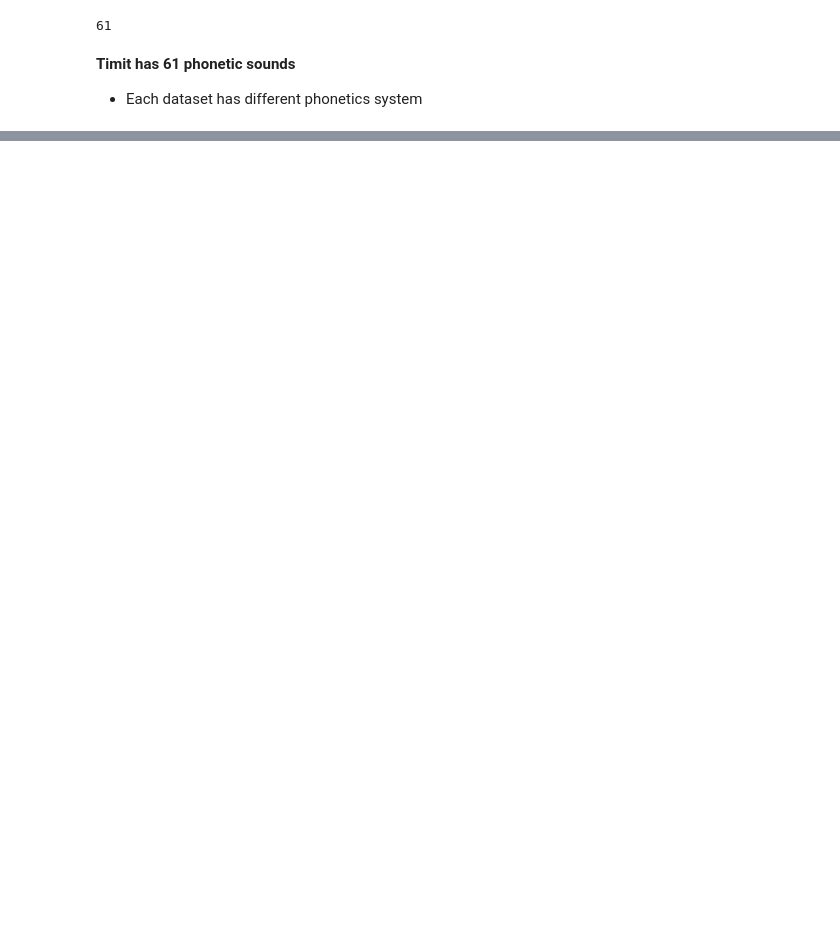
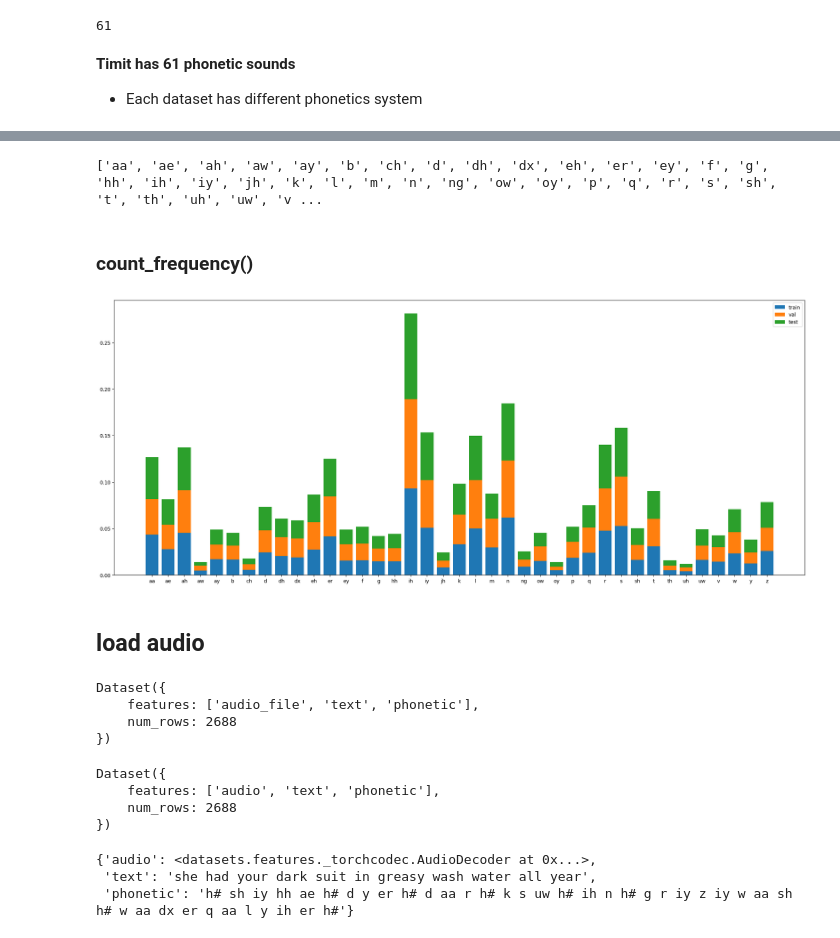
Before and after one commit to fredy-rojas/07_FR_phone, a Jupyter notebook: notebooks/02_tuto/02_hug_audio/FR_finetuning_wav2vec2_KagglePhones.ipynb, the cells around one changed output, grey strips where cells are left out. Saved outputs shown, nothing was run; the diff lists cells and outputs as text; code cells hidden in the pictures; blank space fills up the shorter version.

```diff
--- a/notebooks/02_tuto/02_hug_audio/FR_finetuning_wav2vec2_KagglePhones.ipynb
+++ b/notebooks/02_tuto/02_hug_audio/FR_finetuning_wav2vec2_KagglePhones.ipynb
@@ -668,0 +720,45 @@ phon61_map39 = {
+# %%
+phone_vocabs = set(train_phonetics)
+phone_vocabs.remove('h#')
+phone_vocabs = sorted(phone_vocabs)
+print(phone_vocabs, len(phone_vocabs))
+# %% [output]
+['aa', 'ae', 'ah', 'aw', 'ay', 'b', 'ch', 'd', 'dh', 'dx', 'eh', 'er', 'ey', 'f', 'g', 'hh', 'ih', 'iy', 'jh', 'k', 'l', 'm', 'n', 'ng', 'ow', 'oy', 'p', 'q', 'r', 's', 'sh', 't', 'th', 'uh', 'uw', 'v ...
+# %% [markdown]
+### count_frequency()
+# %%
+def count_frequency(phonetics):
+    phone_counts = {phone: 0 for phone in phone_vocabs}
+    for phone in phonetics:
+        if phone in phone_vocabs:
+            phone_counts[phone] += 1
+    # eliminate h# for visualization purposes
+    return [phone_counts[phone] for phone in phone_vocabs]
+# %%
+train_phone_counts = count_frequency(train_phonetics)
+valid_phone_counts = count_frequency(valid_phonetics)
+test_phone_counts  = count_frequency(test_phonetics)
+# %%
+train_phone_ratio = [count / sum(train_phone_counts) for count in train_phone_counts]
+valid_phone_ratio = [count / sum(valid_phone_counts) for count in valid_phone_counts]
+test_phone_ratio  = [count / sum(test_phone_counts) for count in test_phone_counts]
+# %%
+plt.figure(figsize=(25,10))
+
+plt.bar(phone_vocabs, train_phone_ratio, label='train')
+plt.bar(phone_vocabs, valid_phone_ratio, bottom=train_phone_ratio, label='val')
+plt.bar(phone_vocabs, test_phone_ratio, bottom=[(x+y) for x,y in zip(train_phone_ratio, valid_phone_ratio)], label='test')
+
+plt.legend()
+plt.show()
+# %% [output]
+[figure, added]
+# %% [markdown]
+## load audio
+# %%
+train_dataset
+# %% [output]
+Dataset({
+    features: ['audio_file', 'text', 'phonetic'],
+    num_rows: 2688
+})
@@ -668,0 +775,13 @@ phon61_map39 = {
+# %%
+train_dataset
+# %% [output]
+Dataset({
+    features: ['audio', 'text', 'phonetic'],
+    num_rows: 2688
+})
+# %%
+train_dataset[0]
+# %% [output]
+{'audio': <datasets.features._torchcodec.AudioDecoder at 0x...>,
+ 'text': 'she had your dark suit in greasy wash water all year',
+ 'phonetic': 'h# sh iy hh ae h# d y er h# d aa r h# k s uw h# ih n h# g r iy z iy w aa sh h# w aa dx er q aa l y ih er h#'}
```
Also changed, not shown: parts of 107 cells of this notebook.
